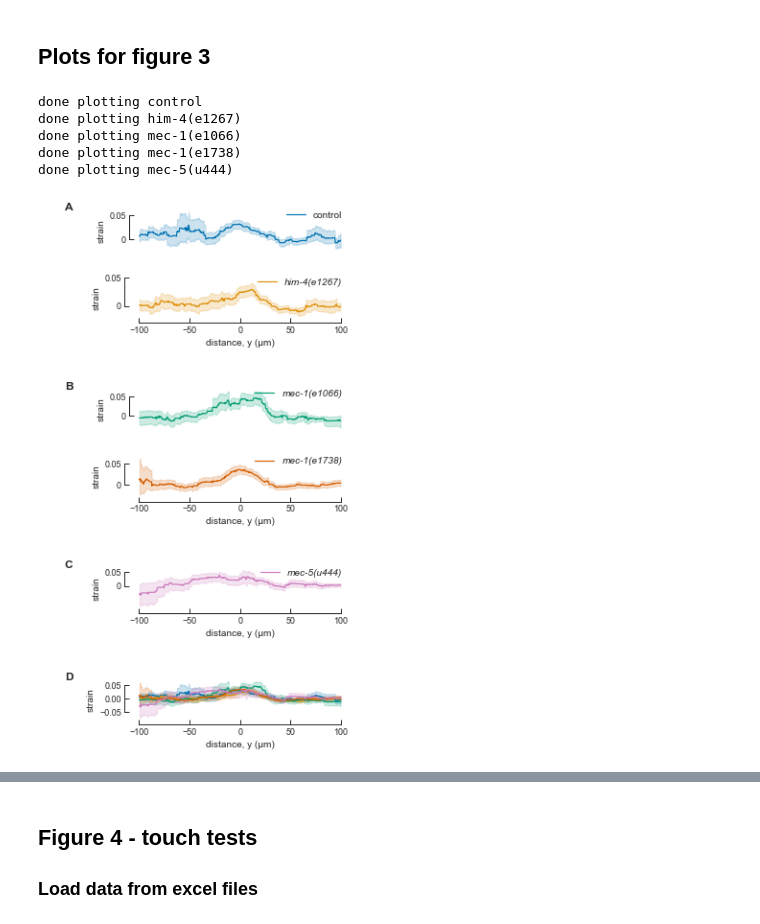
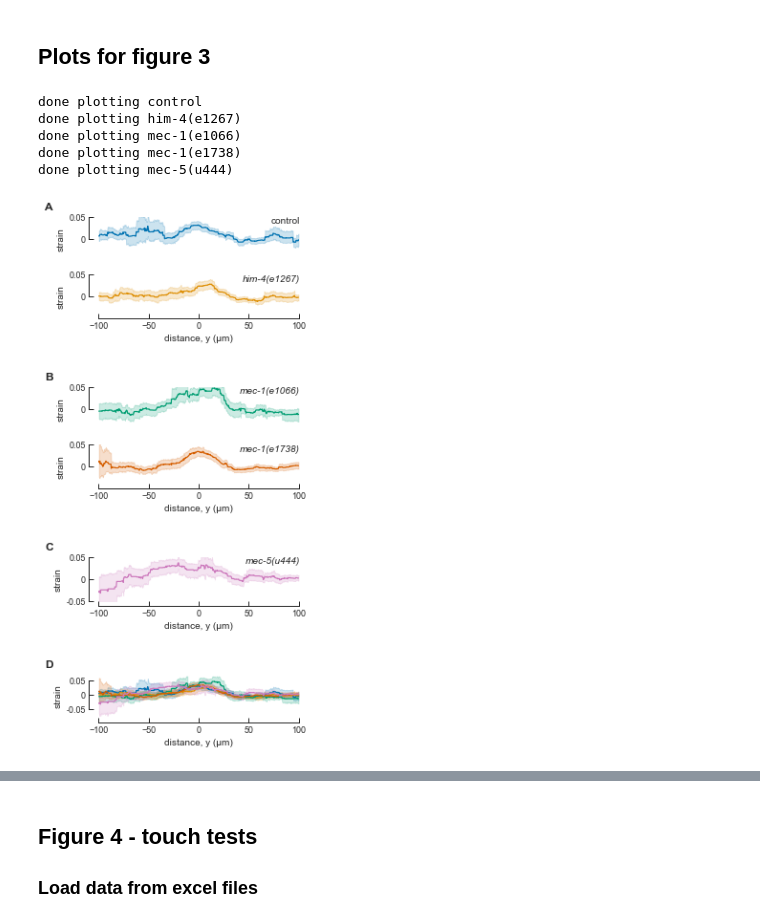
Before and after one commit to anekimken/SSN_ImageAnalysis, a Jupyter notebook: Notebooks/Displacement and Strain Plots.ipynb, the cells around one changed output, grey strips where cells are left out. Drawn from its saved outputs; the diff is of its cells as text; code cells hidden in the pictures.

```diff
--- a/Notebooks/Displacement and Strain Plots.ipynb
+++ b/Notebooks/Displacement and Strain Plots.ipynb
@@ -1713,10 +1712,10 @@ LinregressResult(slope=0.0061228923787366215, intercept=-0.006746008991842595, r
 # %% [markdown]
 ## Plots for figure 3
 # %%
-fig, axes = plt.subplots(nrows=9, ncols=2, figsize=(4.6, 8), constrained_layout=True,
-                        gridspec_kw={'width_ratios': [1, 20],
+fig, axes = plt.subplots(nrows=9, ncols=1, figsize=(4, 8), constrained_layout=True,
+                        gridspec_kw={#'width_ratios': [1, 20],
                                      'height_ratios': [1, 1, 0.01, 1, 1, 0.01, 1, 0.01, 1],
-                                     'hspace': 0})
+                                     'hspace': 0, 'wspace': 0})
 
 # Panel Labels
 # axes[0, 0].text(0, 1, 'A', weight='bold')
@@ -1724,68 +1723,82 @@ fig, axes = plt.subplots(nrows=9, ncols=2, figsize=(4.6, 8), constrained_layout=
 # axes[6, 0].text(0, 1, 'C', weight='bold')
 # axes[8, 0].text(0, 1, 'D', weight='bold')
 for letter, ax in zip(['A', 'B', 'C', 'D'], [0, 3, 6, 8]):
-    axes[ax, 0].text(0, 1, letter, weight='bold', fontsize=12)
-    axes[ax, 0].axis('off')
-    axes[ax, 1].tick_params(axis='both', which='major', labelsize=9)
+    axes[ax].text(-0.2, 1.15, letter, transform=axes[ax].transAxes, weight='bold', fontsize=12, )
+#     axes[ax].axis('off')
+    axes[ax].tick_params(axis='both', which='major', labelsize=9)
 
 
 # Turn off unused axes
-for ax in axes[:, 0]:
-    ax.axis('off')
+# for ax in axes[:]:
+#     ax.axis('off')
 for ax_num in [2, 5, 7]:
-    axes[ax_num, 1].tick_params(axis='both', which='major', labelsize=2)
-    axes[ax_num, 1].axis('off')
+    axes[ax_num].tick_params(axis='both', which='major', labelsize=2)
+    axes[ax_num].axis('off')
 
 
 # Plot individual strain profiles
 strain_profile_axes = [0, 1, 3, 4, 6]
 genotypes_to_plot = ['control', 'him-4(e1267)', 'mec-1(e1066)', 'mec-1(e1738)', 'mec-5(u444)']
 for ax_num, genotype in zip(strain_profile_axes, genotypes_to_plot):
-    sns.lineplot(x='y', y='strain', ax=axes[ax_num, 1],# ci=None,
+    sns.lineplot(x='y', y='strain', ax=axes[ax_num],# ci=None,
                  color=sns.color_palette()[genotypes_to_plot.index(genotype)],
                  data=spatial_strain_df.loc[(spatial_strain_df['pressure']==300) &
                                             (spatial_strain_df['y'] > -100) &
                                             (spatial_strain_df['y'] < 100) &
                                             (spatial_strain_df['genotype'] == genotype)])
     if genotype != 'control':
         my_prop={'style':'italic'}
     else:
         my_prop={}
-    axes[ax_num, 1].legend([genotype], frameon=False, prop=my_prop,
+    axes[ax_num].legend(labels=[genotype], handles=[mpl.lines.Line2D([0], [0], alpha=0)],
+                           frameon=False, prop=my_prop,
                            bbox_to_anchor=[.8, 1., .2, .2], loc='upper right',)
     y_labels = [0, 0.05]
-    axes[ax_num, 1].set_yticks(y_labels)
-    axes[ax_num, 1].set_yticklabels([str(label) for label in y_labels])
+    axes[ax_num].set_yticks(y_labels)
+    axes[ax_num].set_yticklabels([str(label) for label in y_labels])
+    axes[ax_num].set_ylim(-.05, 0.05)
     if ax_num in [0, 3]:
-        sns.despine(ax=axes[ax_num, 1], bottom=True, offset=None, trim=True)
-        axes[ax_num, 1].tick_params(axis='x', which='major', labelsize=2)
-        axes[ax_num, 1].get_xaxis().set_visible(False)
+        sns.despine(ax=axes[ax_num], bottom=True, offset=None, trim=True)
+        axes[ax_num].tick_params(axis='x', which='major', labelsize=2)
+        axes[ax_num].get_xaxis().set_visible(False)
+    elif ax_num in [1, 4]:
+        sns.despine(ax=axes[ax_num], bottom=False, offset=None, trim=True)
+        axes[ax_num].set_xlabel('distance, y (μm)')
+    elif ax_num in [6]:
+        y_labels = [-0.05, 0, 0.05]
+        axes[ax_num].set_yticks(y_labels)
+        axes[ax_num].set_yticklabels([str(label) for label in y_labels])
+        sns.despine(ax=axes[ax_num], bottom=False, offset={'bottom': 5}, trim=True)
+        axes[ax_num].set_xlabel('distance, y (μm)')
     else:
-        sns.despine(ax=axes[ax_num, 1], bottom=False, offset=5, trim=True)
-        axes[ax_num, 1].set_xlabel('distance, y (μm)')
+        sns.despine(ax=axes[ax_num], bottom=False, offset={'bottom': 5}, trim=True)
+        axes[ax_num].set_xlabel('distance, y (μm)')
 
     print('done plotting', genotype)
 
+
 # Plot all strain profiles together
-sns.lineplot(x='y', y='strain', ax=axes[-1, 1], hue='genotype', legend=None,# ci=None,
+sns.lineplot(x='y', y='strain', ax=axes[-1], hue='genotype', legend=None,# ci=None,
                  data=spatial_strain_df.loc[(spatial_strain_df['pressure']==300) &
                                             (spatial_strain_df['y'] > -100) &
                                             (spatial_strain_df['y'] < 100)])
-axes[-1, 1].set_yticks([-0.05, 0, 0.05])
-sns.despine(ax=axes[-1, 1], offset=5, trim=True)
-axes[-1, 1].set_xlabel('distance, y (μm)');
+axes[-1].set_yticks([-0.05, 0, 0.05])
+y_labels = [-0.05, 0, 0.05]
+axes[-1].set_yticklabels([str(label) for label in y_labels])
+sns.despine(ax=axes[-1], trim=True, offset={'bottom': 5})
+axes[-1].set_xlabel('distance, y (μm)');
 
-for ax in axes[:,1]:
+for ax in axes[:]:
     ax.tick_params(axis='both', direction='in', labelsize=9)
 
 fig.savefig(fig_save_dir + 'mutant_strain_separated.pdf')
 # %% [output]
 done plotting control
 done plotting him-4(e1267)
 done plotting mec-1(e1066)
 done plotting mec-1(e1738)
 done plotting mec-5(u444)
-[figure, old version]
+[figure, new version]
 # %%
 # strain_est_plot_data = dabest.load(central_mito_pair_df, x='genotype', y='strain',
 #                                    idx=('control', 'him-4(e1267)', 'mec-1(e1066)',
```
Also changed, not shown: parts of 8 cells of this notebook.
